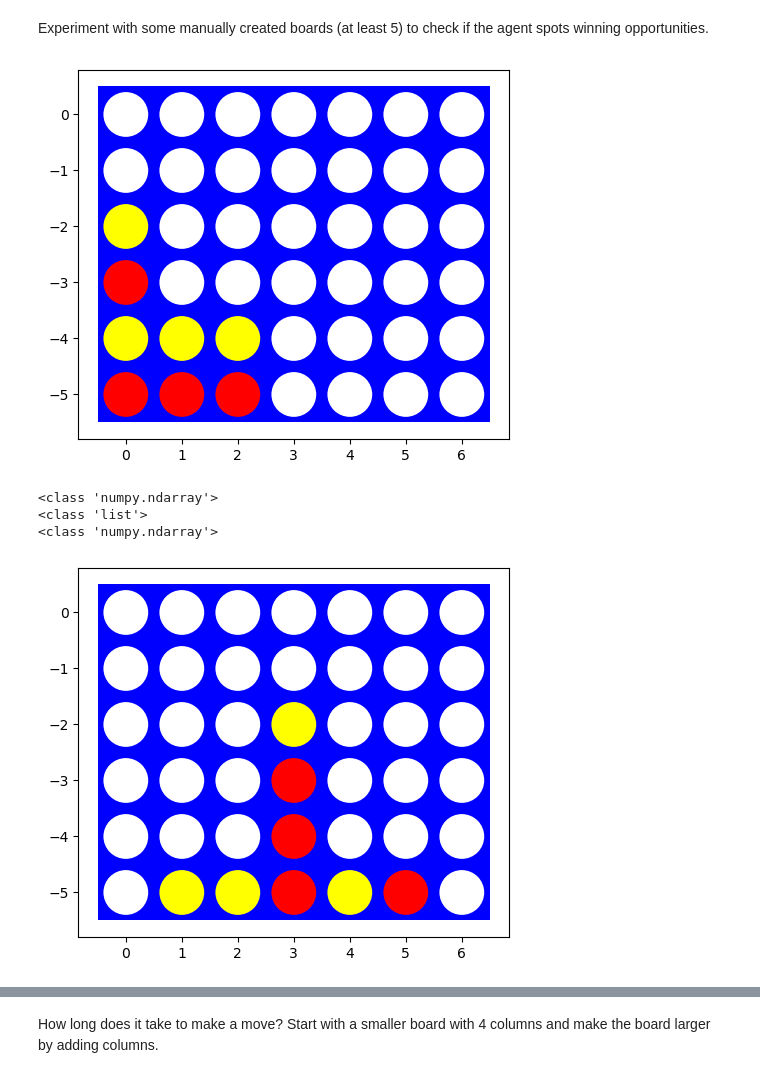
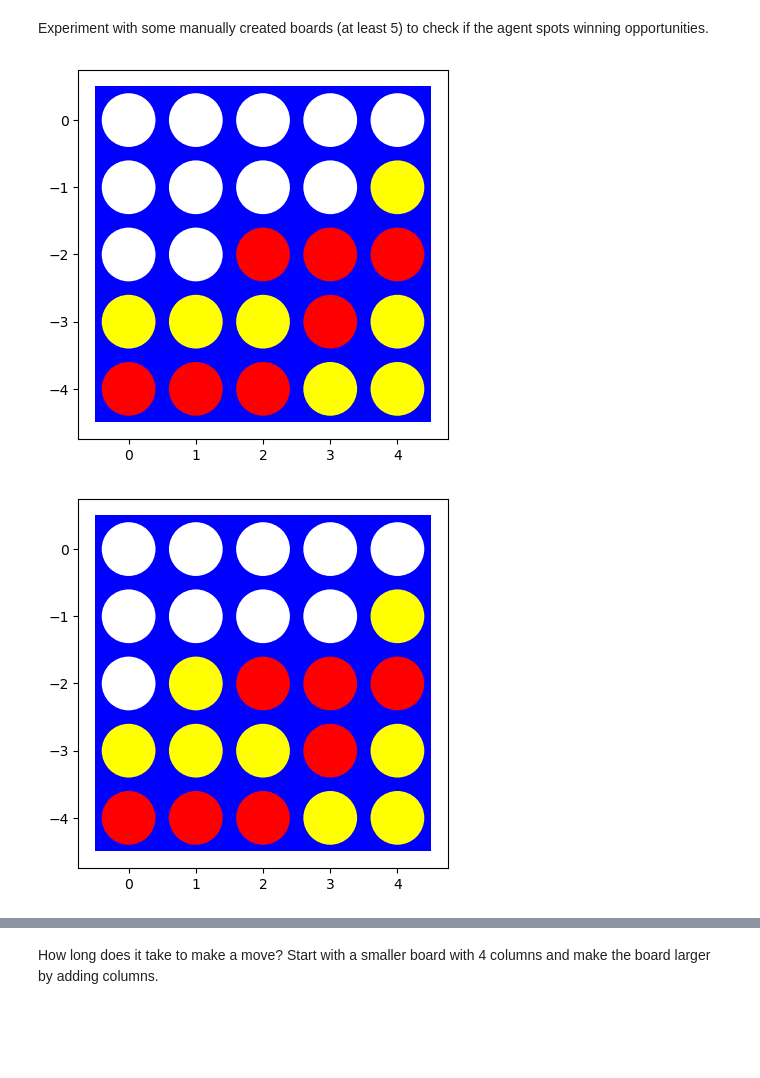
Before and after one commit to Mikecamdo/ArtificialIntelligence, a Jupyter notebook: Assignment 5/assignment_connect4.ipynb, the cells around one changed output, grey strips where cells are left out. Saved outputs shown, nothing was run; the diff lists cells and outputs as text; code cells hidden in the pictures; blank space fills up the shorter version.

Commit message:
Fixed Minimax
Fixed minimax search so it works properly and displayed its use on a few different boards

```diff
--- a/Assignment 5/assignment_connect4.ipynb
+++ b/Assignment 5/assignment_connect4.ipynb
@@ -71,7 +71,7 @@ The standard board is $6 \times 7$ but you can use smaller boards to test your c
 import matplotlib.pyplot as plt
 from IPython.display import display, clear_output
 
-def visualize(board):
+def visualize(board, clear_previous=True):
     plt.ioff() # turns off auto display of plots
 
     plt.clf()
@@ -90,7 +90,8 @@ def visualize(board):
 
     plt.axis('scaled')
 
-    clear_output(wait=True) # clear the previous plot
+    if clear_previous:
+        clear_output(wait=True) # clear the previous plot
     display(plt.gcf()) # display the current plot
 
 board = [[0, 0, 0, 0, 0, 0, 0],
@@ -112,8 +113,6 @@ Implement helper functions for:
 
 Make sure that all these functions work with boards of different sizes (number of columns and rows).
 # %%
-from copy import deepcopy
-
 def actions(board):
     available_moves = []
     row_size = len(board)
@@ -129,8 +128,7 @@ def actions(board):
 
 # player 1 always goes first
 def result(board, player, action):
-    #board = np.copy(board)
-    board = deepcopy(board)
+    board = np.copy(board)
 
     board[action] = player
 
@@ -141,8 +139,7 @@ def terminal(board):
     return False if winner == None else True
 
 def utility(board, player):
-    #board = np.copy(board) # FIXME is this needed??
-    board = deepcopy(board)
+    board = np.copy(board) # FIXME is this needed??
 
     row_size = len(board)
     col_size = len(board[0])
@@ -283,7 +280,7 @@ class Minimax_Search:
         value, move = +math.inf, None
 
         for action in actions(board):
-            value_2, action_2 = self.max_value_ab(result(board, self.player, action), alpha, beta)
+            value_2, action_2 = self.max_value_ab(result(board, -self.player, action), alpha, beta)
             if self.debug >= 2: print(f"min: {board} (backtracked) [alpha,beta]=[{alpha},{beta}] value={value_2}")
 
             if value_2 < value:
@@ -299,53 +296,21 @@ class Minimax_Search:
 Experiment with some manually created boards (at least 5) to check if the agent spots winning opportunities.
 # %%
 board = np.array(
-        [[0, 0, 0, 0, 0, 0, 0],
-         [0, 0, 0, 0, 0, 0, 0],
-         [0, 0, 0, 0, 0, 0, 0],
-         [1, 0, 0, 0, 0, 0, 0],
-         [-1,-1,-1,0, 0, 0, 0],
-         [1, 1, 1, 0, 0, 0, 0]])
+        [[0, 0, 0, 0, 0],
+         [0, 0, 0, 0,-1],
+         [0, 0, 1, 1, 1],
+         [-1,-1,-1, 1,-1],
+         [1, 1, 1,-1,-1]])
 
-yellow_agent = Minimax_Search(player=-1,debug=1)
+visualize(board, False)
+
+yellow_agent = Minimax_Search(player=-1,debug=0)
 value, move = yellow_agent.make_move(board)
 board = result(board, -1, move)
-visualize(board)
+visualize(board, False)
 # %% [output]
-[figure, old version]
+[figure, new version]
+[figure, added]
-# %%
-board = [[0, 0, 0, 0, 0, 0, 0],
-         [0, 0, 0, 0, 0, 0, 0],
-         [0, 0, 0, 0, 0, 0, 0],
-         [0, 0, 0, 0, 0, 0, 0],
-         [0, 0, 0, 0, 0, 0, 0],
-         [0, 0, 0, 0, 0, 0, 0]]
-
-board_2 = result(board, 1, (0,0))
-
-print(type(empty_board()))
-print(type(board))
-print(type(board_2))
-# %% [output]
-<class 'numpy.ndarray'>
-<class 'list'>
-<class 'numpy.ndarray'>
-# %%
-from pprint import pprint
-# from copy import deepcopy
-
-board = [[0, 0, 0, 0, 0, 0, 0],
-         [0, 0, 0, 0, 0, 0, 0],
-         [0, 0, 0, 0, 0, 0, 0],
-         [0, 0, 0, 1, 0, 0, 0],
-         [0, 0, 0, 1, 0, 0, 0],
-         [0,-1,-1, 1,-1, 1, 0]]
-
-yellow_agent = Minimax_Search(player=-1,debug=0)
-value, move = yellow_agent.make_move(board)
-board = result(board, -1, move)
-visualize(board)
-# %% [output]
-[figure, removed]
 # %%
 # Your code/ answer goes here.
 red_agent = Minimax_Search(player=1,debug=0)
```
Also changed, not shown: parts of 2 cells of this notebook.
